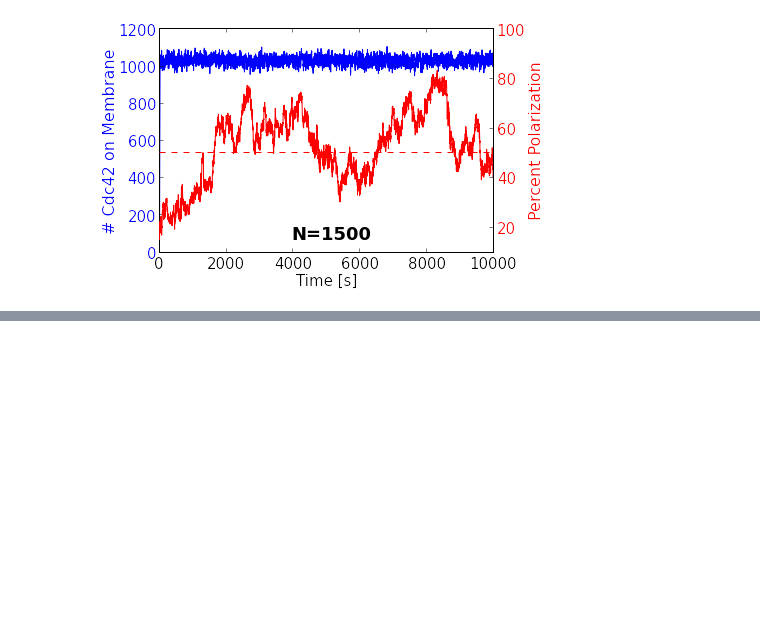
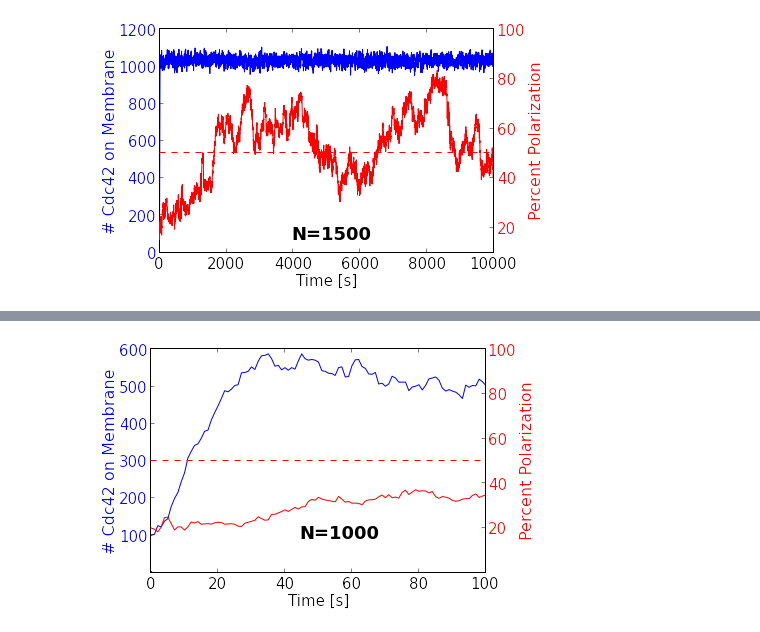
Before and after one commit to briandrawert/MOLNS_notebooks, a Jupyter notebook: Yeast_Polarization_Current_Parameter_Sweep.ipynb, the cells around one changed output, grey strips where cells are left out. Cells and saved outputs as stored; diff of their text form; code cells hidden in the pictures; blank space fills up the shorter version.

```diff
--- a/Yeast_Polarization_Current_Parameter_Sweep.ipynb
+++ b/Yeast_Polarization_Current_Parameter_Sweep.ipynb
@@ -279,0 +347,4 @@ yyplot(N=21)
+# %%
+yyplot_analysis(analysis1000, 1000)
+# %% [output]
+[figure, added]
```
Also changed, not shown: parts of 21 cells of this notebook.
